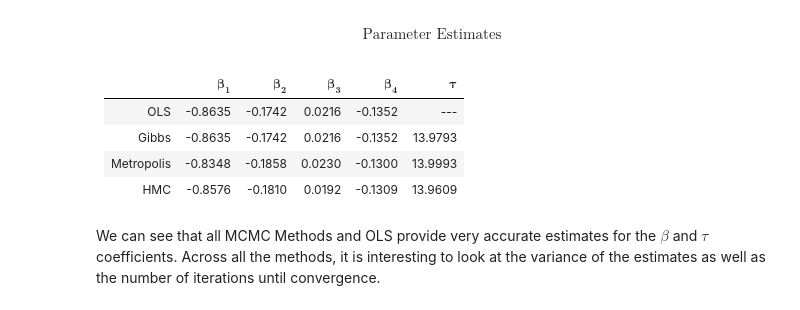
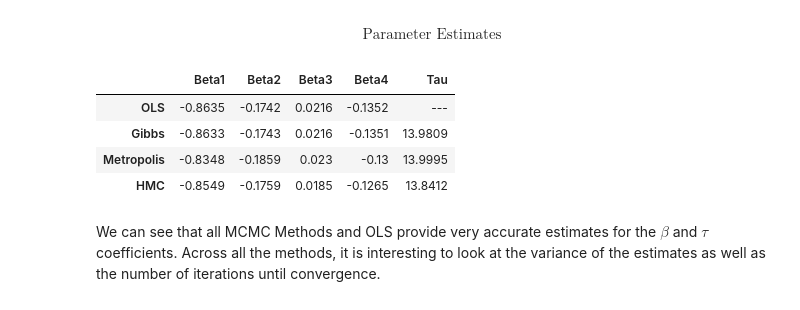
Before and after one commit to ilanman/STA663, a Jupyter notebook: Hamiltonian_Monte_Carlo.ipynb, the cells around one changed output. Drawn from its saved outputs; the diff is of its cells as text; code cells hidden in the pictures.

Commit message:
Functionized Metropolis and made tables reproducable

```diff
--- a/Hamiltonian_Monte_Carlo.ipynb
+++ b/Hamiltonian_Monte_Carlo.ipynb
@@ -1035,7 +1146,7 @@ def HMC_LinReg(X, Y, niters):
 
     #Set Step-Size (Delta) And Number of Leaps#
     delta = 0.25/np.sqrt(n)
-    leap = int(2/delta)
+    leap = int(1/delta)
 
     #Initialize Array to Hold Beta and Tau Accepted Proposals
     Vars = np.array([0,0,0,0,0]).reshape(1,5)
@@ -1092,19 +1203,28 @@ def HMC_LinReg(X, Y, niters):
     return Vars[:,:4], np.exp(Vars[:,4])
 # %%
 Beta_G, Tau_G = Gibbs_LinReg(X, Y, 10000)
-Beta_M, Tau_M = MH_LinReg(X, Y, 10000)
+Beta_M, Tau_M = MH_LinReg_Cython(X, Y, 10000)
 Beta_HMC, Tau_HMC = HMC_LinReg(X, Y, 10000)
+OLS = np.dot(la.inv(np.dot(X.T, X)), np.dot(X.T, Y))
 # %% [markdown]
 ### Comparisons
 # %% [markdown]
 $$\text{Parameter Estimates}$$
-# %% [markdown]
-||$\mathbf{\beta_1}$|$\mathbf{\beta_2}$|$\mathbf{\beta_3}$|$\mathbf{\beta_4}$|$\mathbf{\tau}$|
-|--|:---:|:---:|:---:|:---:|:---:
-|OLS | -0.8635 | -0.1742 | 0.0216 | -0.1352 | ---
-|Gibbs |-0.8635 | -0.1742 | 0.0216 | -0.1352 | 13.9793
-|Metropolis | -0.8348 | -0.1858 | 0.0230 | -0.1300 | 13.9993
-|HMC | -0.8576 | -0.1810 | 0.0192 | -0.1309 | 13.9609
+# %%
+OLS_Beta = np.dot(la.inv(np.dot(X.T, X)), np.dot(X.T, Y))
+OLS = np.array([np.round(OLS_Beta[0], 4), np.round(OLS_Beta[1], 4), np.round(OLS_Beta[2], 4), np.round(OLS_Beta[3], 4),"---"])
+B_G = np.mean(Beta_G, axis = 0)
+G = np.array([B_G[0], B_G[1], B_G[2], B_G[3], np.mean(Tau_G)])
+M = np.array([np.mean(Beta_M[0]), np.mean(Beta_M[1]), np.mean(Beta_M[2]), np.mean(Beta_M[3]), np.mean(Tau_M)])
+B_HMC = np.mean(Beta_HMC, axis = 0)
+HMC = np.array([B_HMC[0], B_HMC[1], B_HMC[2], B_HMC[3], np.mean(Tau_HMC)])
+pd.DataFrame(np.vstack([OLS,np.around(G, 4), np.around(M, 4), np.around(HMC, 4)]), columns = ["Beta1", "Beta2", "Beta3", "Beta4", "Tau"], index = ["OLS", "Gibbs", "Metropolis", "HMC"])
+# %% [output]
+|  | Beta1 | Beta2 | Beta3 | Beta4 | Tau |
+| OLS | -0.8635 | -0.1742 | 0.0216 | -0.1352 | --- |
+| Gibbs | -0.8633 | -0.1743 | 0.0216 | -0.1351 | 13.9809 |
+| Metropolis | -0.8348 | -0.1859 | 0.023 | -0.13 | 13.9995 |
+| HMC | -0.8549 | -0.1759 | 0.0185 | -0.1265 | 13.8412 |
 # %% [markdown]
 We can see that all MCMC Methods and OLS provide very accurate estimates for the $\beta$ and $\tau$ coefficients. Across all the methods, it is interesting to look at the variance of the estimates as well as the number of iterations until convergence.
 # %% [markdown]
```
Also changed, not shown: parts of 13 cells of this notebook.
